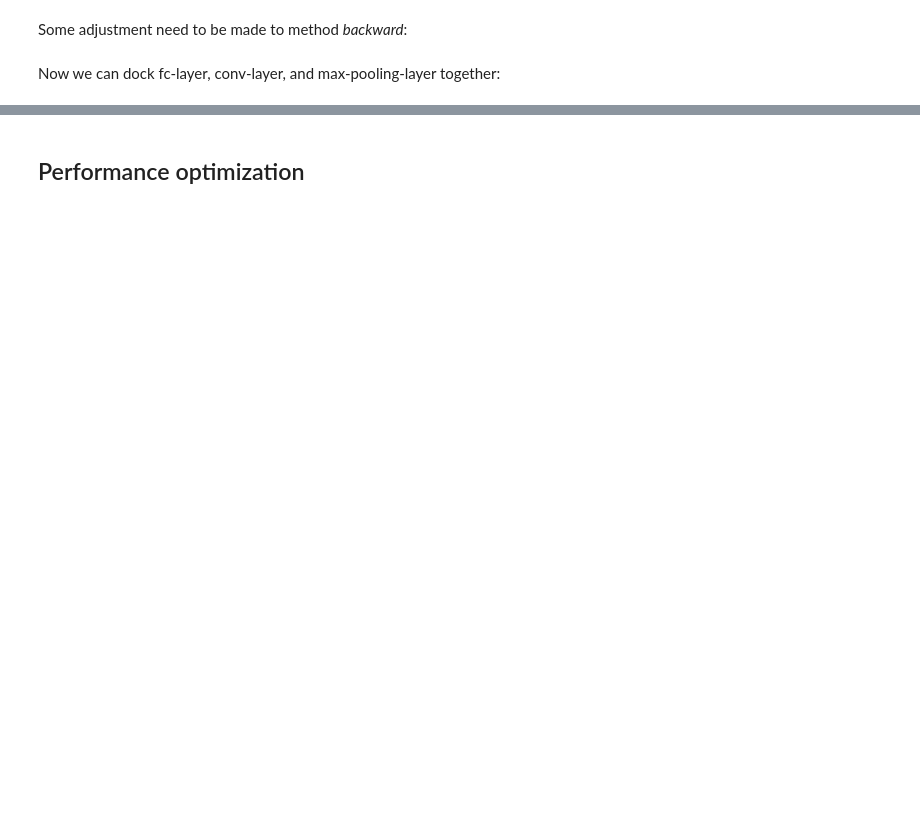
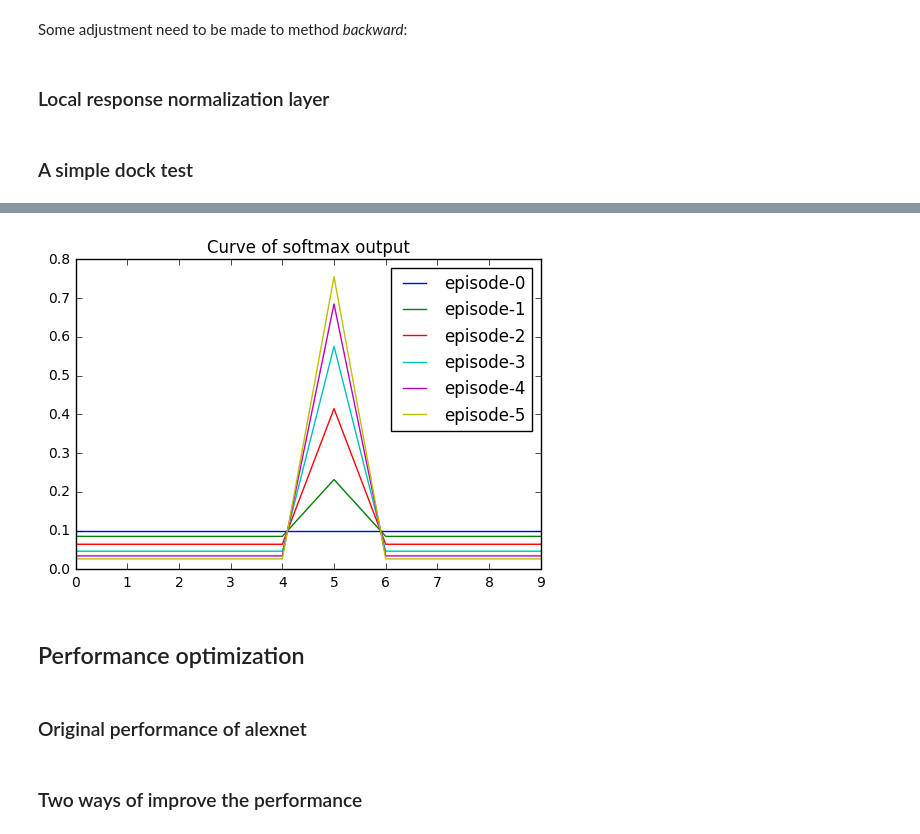
Before and after one commit to supermizar/alexnet, a Jupyter notebook: doc/AlexNet.ipynb, the cells around one changed output, grey strips where cells are left out. Saved outputs shown, nothing was run; the diff lists cells and outputs as text; code cells hidden in the pictures; blank space fills up the shorter version.

```diff
--- a/doc/AlexNet.ipynb
+++ b/doc/AlexNet.ipynb
@@ -364,3 +324,20 @@ $$\frac{\partial C}{\partial w_{jk}}=a_{k}^{L-1}(a_{j}^{L}-y_{j})$$
+# %%
+class SoftmaxLayer(FcLayer):
+
+    def __init__(self, network, node_count):
+        FcLayer.__init__(self, network, node_count, Softmax())
+
+    def forward(self, input_array, training=False):
+        self.input_array = input_array.reshape(self.input_1dim)
+        self.output_array = np.dot(self.trans_matrix, self.input_array) + self.bias_array
+        self.output_array = self.activator.forward(self.output_array)
+
+    def calc_output_layer_delta(self, label):
+        self.delta_array = self.output_array - label
+
+    def update_weight(self, rate):
+        self.trans_matrix -= rate * np.dot(self.delta_array.reshape([len(self.delta_array),1]),self.input_array.reshape([1, self.input_1dim]))
+        self.bias_array -= rate * self.delta_array
 # %% [markdown]
 ### Max pooling layer
 # %% [markdown]
@@ -393,29 +370,44 @@ def calc_layer_delta(self, downstream_layer):
                                      i * self.stride + k,
                                      j * self.stride + l] = \
                         sensitivity_array[d, i, j]
-# %% [markdown]
-Now we can dock fc-layer, conv-layer, and max-pooling-layer together:
+# %% [markdown]
+### Local response normalization layer
+# %% [markdown]
+### A simple dock test
 # %%
 import sys
-sys.path.append("../python/")
-from network import Network
-from fc_layer import FcLayer
-from conv_layer import ConvLayer
-from conv_layer_hidden import ConvLayerHidden
-from activator import ReluActivator as Relu
-from max_pooling_layer import MaxPoolingLayer
+sys.path.append("../")
 import numpy as np
+from layers.conv_layer import ConvLayer
+from layers.conv_layer_hidden import ConvLayerHidden
+from layers.fc_layer import FcLayer
+from layers.lrn_layer import LrnLayer
+from layers.max_pooling_layer import MaxPoolingLayer
+from layers.softmax_layer import SoftmaxLayer
+from utils.sci_plotter import SciPlot
 
+from python.layers.dropout_layer import DropoutLayer
+from python.network.network import Network
+from python.utils.activator import ReluActivator as Relu
 if __name__ == '__main__':
-    fake_image = np.random.uniform(0, 255, [3, 50, 50])
+    fake_image = np.random.uniform(0, 255, [3, 25, 25])
     fake_label = np.zeros([10])
     fake_label[5] = 1
     net = Network()
-    ConvLayer(net, 50, 50, 3, 11, 11, 48, 2, 4, Relu(), 0.05)
+
+    sp = SciPlot('Curve of softmax output')
+    ConvLayer(net, 25, 25, 3, 11, 11, 48, 2, 4, Relu(), 0.05)
+    LrnLayer(net, 2, 0.0001, 5, 0.75)
     MaxPoolingLayer(net, 3, 3, 2)
-    ConvLayerHidden(net, 3, 3, 24, 2, 3, Relu(), 0.05)
-    MaxPoolingLayer(net, 2, 2, 1)
+
     FcLayer(net, 5, Relu())
-    FcLayer(net, 10, Relu())
-    net.train_one_sample(fake_label, fake_image, 0.1)
+    DropoutLayer(net,dropout_prob=0.5)
+    SoftmaxLayer(net, 10)
+
+    sp.plot(net.predict(fake_image, training=False), desc='episode-' + str(0))
+    for i in range(0, 5):
+        net.train_one_sample(fake_label, fake_image, 1)
+        sp.plot(net.predict(fake_image, training=False), desc='episode-'+str(i+1))
+
+    sp.show()
 # %% [output]
@@ -439,2 +431,7 @@ Training with one sample finished
+[figure, added]
 # %% [markdown]
 ## Performance optimization
+# %% [markdown]
+### Original performance of alexnet
+# %% [markdown]
+### Two ways of improve the performance
```
Also changed, not shown: parts of 27 cells of this notebook, 17 other files.
